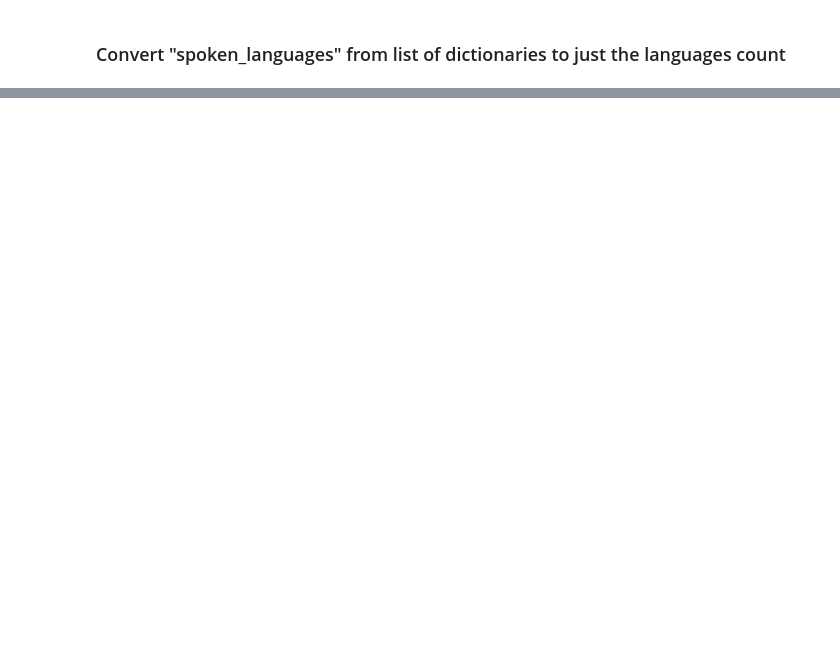
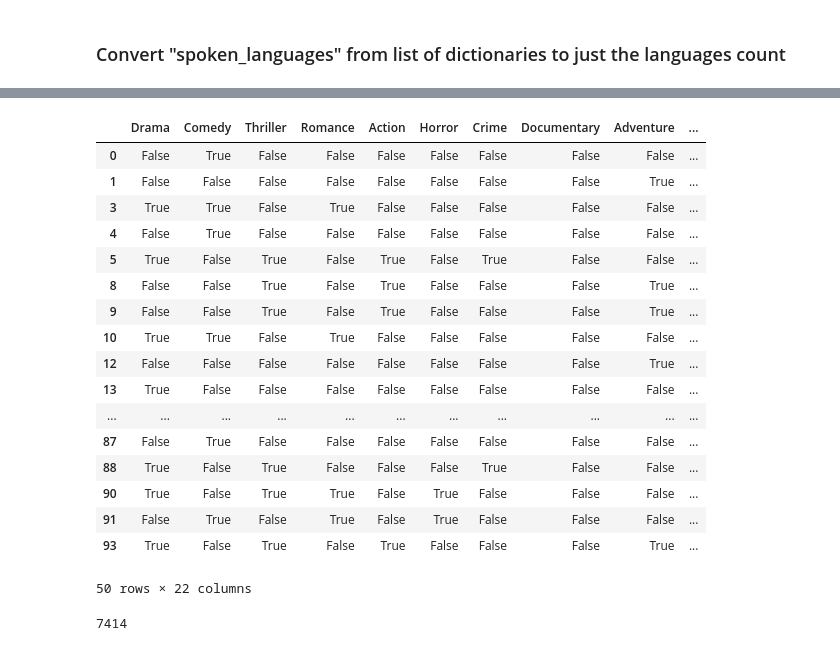
Before and after one commit to Snicho1945/Film-Release-Date-Analysis, a Jupyter notebook: clean_movie_metadata.ipynb, the cells around one changed output, grey strips where cells are left out. Cells and saved outputs as stored; diff of their text form; code cells hidden in the pictures; blank space fills up the shorter version.

```diff
--- a/clean_movie_metadata.ipynb
+++ b/clean_movie_metadata.ipynb
@@ -397,0 +461,24 @@ movies_df.to_csv('movies.csv')
+# %%
+# Add genre columns
+
+genres_df["Drama"] = False
+genres_df["Comedy"] = False
+genres_df["Thriller"] = False
+genres_df["Romance"] = False
+genres_df["Action"] = False
+genres_df["Horror"] = False
+genres_df["Crime"] = False
+genres_df["Documentary"] = False
+genres_df["Adventure"] = False
+genres_df["Science Fiction"] = False
+genres_df["Family"] = False
+genres_df["Mystery"] = False
+genres_df["Fantasy"] = False
+genres_df["Animation"] = False
+genres_df["Foreign"] = False
+genres_df["Music"] = False
+genres_df["History"] = False
+genres_df["War"] = False
+genres_df["Western"] = False
+genres_df["TV Movie"] = False
+genres_df["Others"] = False
@@ -397,0 +599,28 @@ movies_df.to_csv('movies.csv')
+# %%
+# Join new genre columns back into movies_df DataFrame
+genres_df = genres_df.join(movies_df['id'])
+# %%
+genres_df.head(50)
+# %% [output]
+|  | Drama | Comedy | Thriller | Romance | Action | Horror | Crime | Documentary | Adventure | ... |
+| 0 | False | True | False | False | False | False | False | False | False | ... |
+| 1 | False | False | False | False | False | False | False | False | True | ... |
+| 3 | True | True | False | True | False | False | False | False | False | ... |
+| 4 | False | True | False | False | False | False | False | False | False | ... |
+| 5 | True | False | True | False | True | False | True | False | False | ... |
+| 8 | False | False | True | False | True | False | False | False | True | ... |
+| 9 | False | False | True | False | True | False | False | False | True | ... |
+| 10 | True | True | False | True | False | False | False | False | False | ... |
+| 12 | False | False | False | False | False | False | False | False | True | ... |
+| 13 | True | False | False | False | False | False | False | False | False | ... |
+| ... | ... | ... | ... | ... | ... | ... | ... | ... | ... | ... |
+| 87 | False | True | False | False | False | False | False | False | False | ... |
+| 88 | True | False | True | False | False | False | True | False | False | ... |
+| 90 | True | False | True | True | False | True | False | False | False | ... |
+| 91 | False | True | False | True | False | True | False | False | False | ... |
+| 93 | True | False | True | False | True | False | False | False | True | ... |
+50 rows × 22 columns
+# %%
+len(genres_df.index)
+# %% [output]
+7414
```
Also changed, not shown: parts of 68 cells of this notebook.
